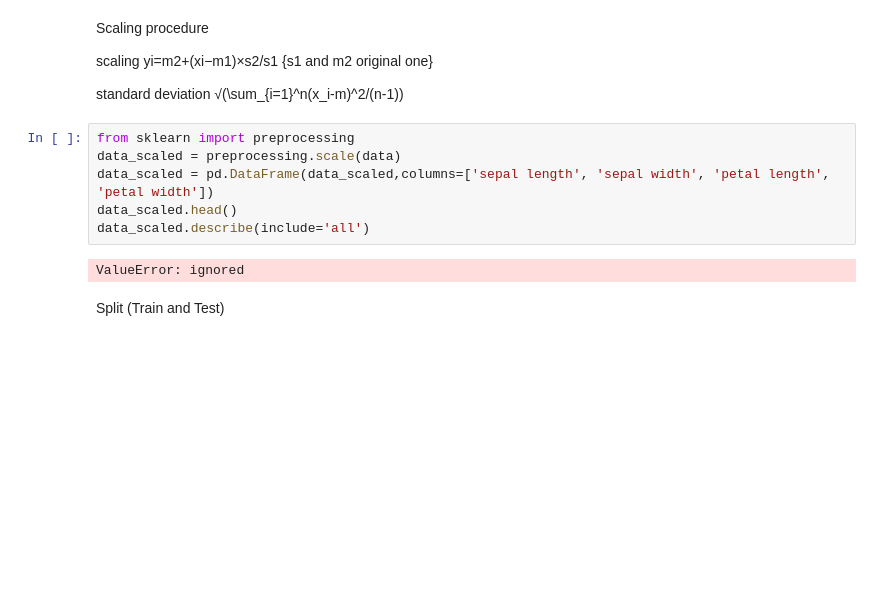
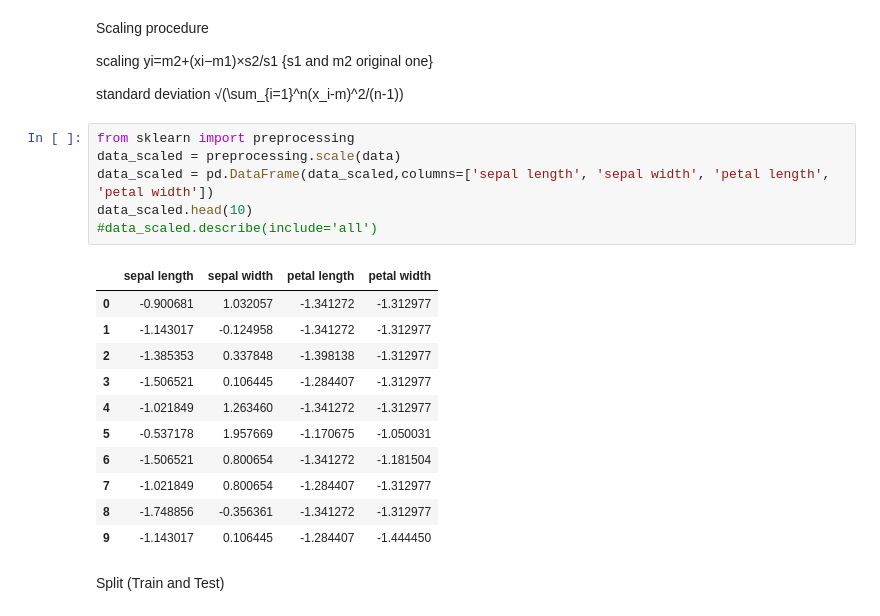
Before and after one commit to TianjieZhang1993/class_material, a Jupyter notebook: CS534/Data Preprocessing/Tutorial Preprocessing Scikit(Edoardo).ipynb, the cells around one changed output. Cells and saved outputs as stored; diff of their text form; blank space fills up the shorter version.

```diff
--- a/CS534/Data Preprocessing/Tutorial Preprocessing Scikit(Edoardo).ipynb
+++ b/CS534/Data Preprocessing/Tutorial Preprocessing Scikit(Edoardo).ipynb
@@ -27,11 +28,21 @@ standard deviation √(\sum_{i=1}^n(x_i-m)^2/(n-1))
 # %%
 from sklearn import preprocessing
 data_scaled = preprocessing.scale(data)
 data_scaled = pd.DataFrame(data_scaled,columns=['sepal length', 'sepal width', 'petal length', 'petal width'])
-data_scaled.head()
-data_scaled.describe(include='all')
+data_scaled.head(10)
+#data_scaled.describe(include='all')
 # %% [output]
-ValueError: ignored
+|  | sepal length | sepal width | petal length | petal width |
+| 0 | -0.900681 | 1.032057 | -1.341272 | -1.312977 |
+| 1 | -1.143017 | -0.124958 | -1.341272 | -1.312977 |
+| 2 | -1.385353 | 0.337848 | -1.398138 | -1.312977 |
+| 3 | -1.506521 | 0.106445 | -1.284407 | -1.312977 |
+| 4 | -1.021849 | 1.263460 | -1.341272 | -1.312977 |
+| 5 | -0.537178 | 1.957669 | -1.170675 | -1.050031 |
+| 6 | -1.506521 | 0.800654 | -1.341272 | -1.181504 |
+| 7 | -1.021849 | 0.800654 | -1.284407 | -1.312977 |
+| 8 | -1.748856 | -0.356361 | -1.341272 | -1.312977 |
+| 9 | -1.143017 | 0.106445 | -1.284407 | -1.444450 |
 # %% [markdown]
 Split (Train and Test)
 # %%
```
Also changed, not shown: parts of 3 cells of this notebook, 2 other files.
